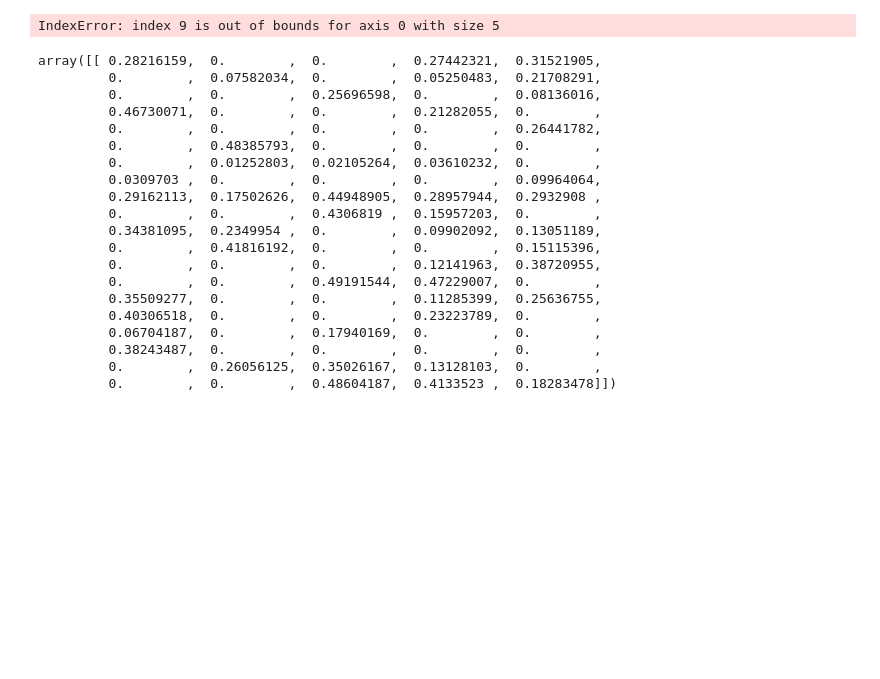
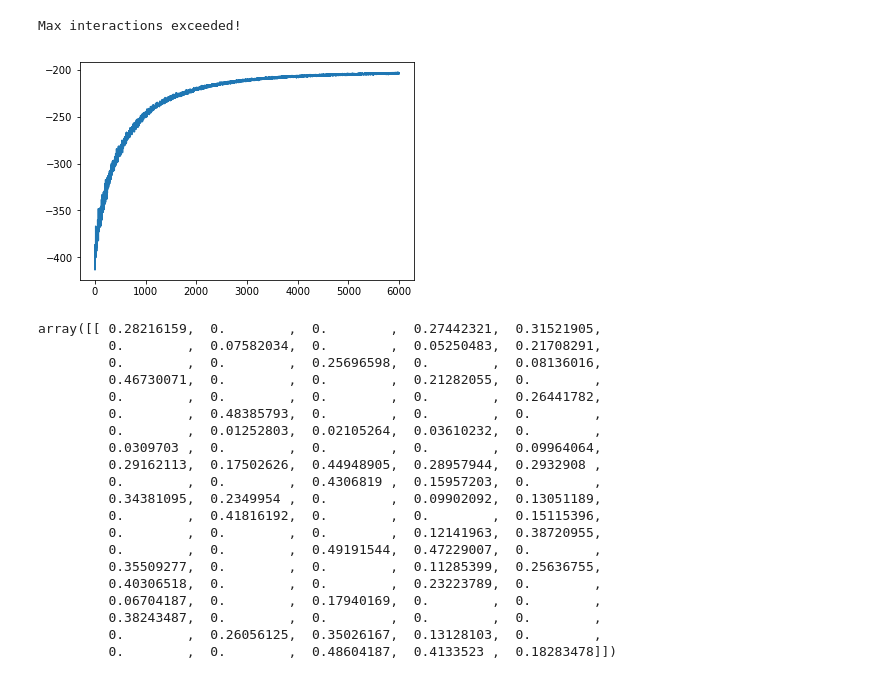
Before and after one commit to strayMat/bayesian-dropouts, a Jupyter notebook: GP gradient descent.ipynb, the cells around one changed output. Cells and saved outputs as stored; diff of their text form; code cells hidden in the pictures; blank space fills up the shorter version.

```diff
--- a/GP gradient descent.ipynb
+++ b/GP gradient descent.ipynb
@@ -17,12 +17,12 @@ y = np.random.rand(10, 6)
 # %%
 # dimensions for the NN:
 # input dimension
-N = x.shape[0]
-Q = x.shape[1]
+N = x.shape[0] # 10
+Q = x.shape[1] # 5
 # hidden layer dimension
 K = 100
 # output dimension
-D = y.shape[1]
+D = y.shape[1] # 6
 
 #1 - p1 : probability of dropping a line of the weight matrix
 
@@ -37,7 +37,7 @@ def gradient_descent_dropout(x, y, p1, p2, sigma, tau, ep=0.0001, max_iter=10000
 
 
     # initial weight matrices
-    M1 = np.random.rand(Q, K)
+    M1 = np.random.normal(Q, K)
     M2 = np.random.rand(K, D)
     m = np.random.rand(1, K)
 
@@ -73,7 +73,7 @@ def gradient_descent_dropout(x, y, p1, p2, sigma, tau, ep=0.0001, max_iter=10000
             ps = np.dot(M2[j], ynew[0])
             tmp = 0
             for ii in range(0,Q):
-                tmp += x[i, ii]*z1v[i,i]*M1[i,j]
+                tmp += x[i, ii]*z1v[ii,i]*M1[ii,j]
             tmp += m[0,j]
 
 
@@ -88,34 +88,35 @@ def gradient_descent_dropout(x, y, p1, p2, sigma, tau, ep=0.0001, max_iter=10000
                 for l in range(0,D):
                     gradM2[j,l] += mm2*ynew[0,l]
 
 
         alpha = 0.0001
         # update M
         M1 -= alpha * gradM1
         M2 -= alpha * gradM2
         m -= alpha * gradm
 
         iter += 1  # update iter
 
         if iter == max_iter:
             print ('Max interactions exceeded!')
             converged = True
 
         if converged:
             M1_res = M1
             M2_res = M2
             m_res = m
 
         res.append(L_GP_MC)
 
     return res, M1_res, M2_res, m_res
 
 
 pl = gradient_descent_dropout(x, y, 0.8, 0.9, 0.3, 0.4, ep=0.0001, max_iter=6000)
 plt.plot(pl[0])
 plt.show()
 # %% [output]
-IndexError: index 9 is out of bounds for axis 0 with size 5
+Max interactions exceeded!
+[figure, added]
 # %%
 M1 = np.random.rand(Q, K)
 M2 = np.random.rand(K, D)
```
Also changed, not shown: parts of 2 cells of this notebook.
